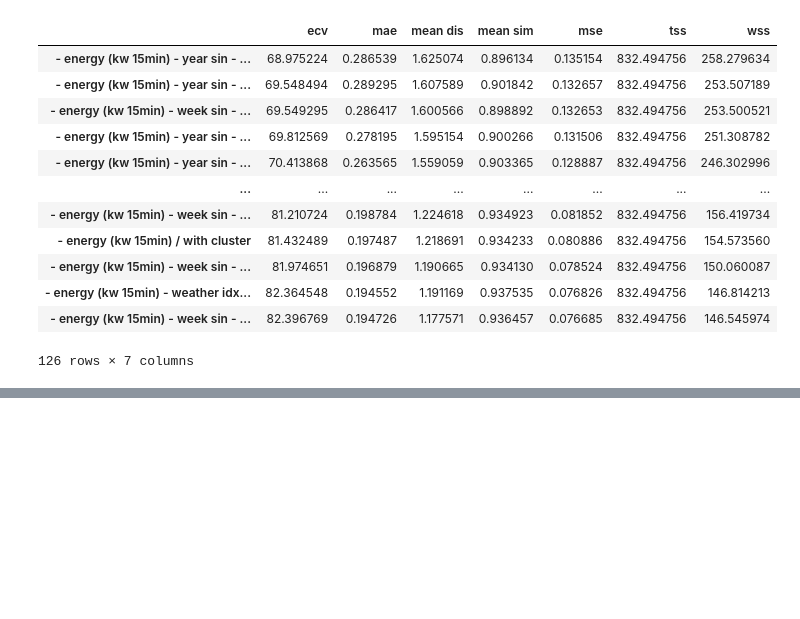
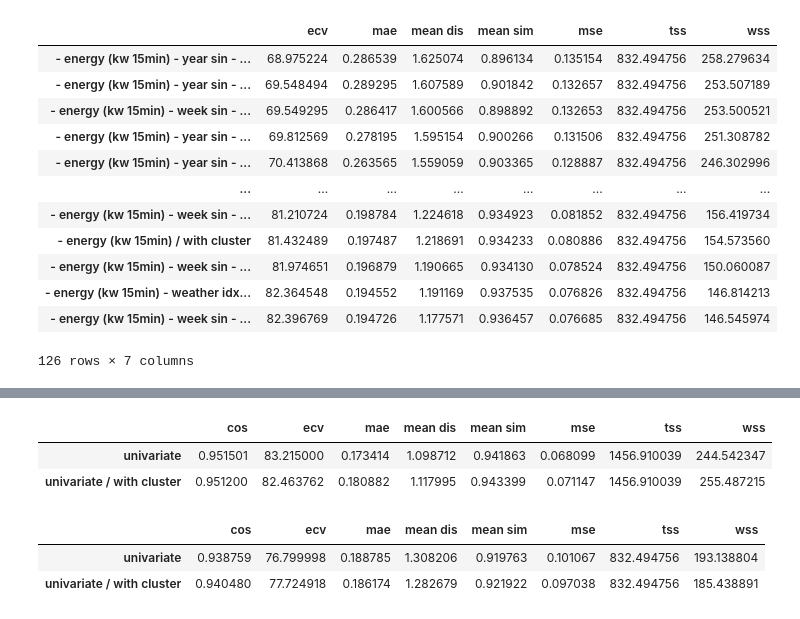
Before and after one commit to formegusto/demand-forecasting, a Jupyter notebook: Input Report.ipynb, the cells around one changed output, grey strips where cells are left out. Saved outputs shown, nothing was run; the diff lists cells and outputs as text; code cells hidden in the pictures; blank space fills up the shorter version.

```diff
--- a/Input Report.ipynb
+++ b/Input Report.ipynb
@@ -11,10 +11,12 @@ plt.rcParams['figure.figsize'] = 15.7,13.27
 plt.rcParams['font.family'] = 'AppleGothic'
 
 class LEARN_INFO:
-    def __init__(self, name, columns, is_contain_cluster_label=False):
+    def __init__(self, name, columns, is_contain_cluster_label=False, matching_type="general", jump=3):
         self.name = name
         self.columns = columns
         self.is_label = is_contain_cluster_label
+        self.matching = matching_type
+        self.jump = jump
 
 
 # INPUT_REPORT_SIMULATION = [
@@ -848,0 +1016,12 @@ val_evaluate_df.to_csv("val_evaluate_result.csv")
+# %%
+test_evaluate_df
+# %% [output]
+|  | cos | ecv | mae | mean dis | mean sim | mse | tss | wss |
+| univariate | 0.951501 | 83.215000 | 0.173414 | 1.098712 | 0.941863 | 0.068099 | 1456.910039 | 244.542347 |
+| univariate / with cluster | 0.951200 | 82.463762 | 0.180882 | 1.117995 | 0.943399 | 0.071147 | 1456.910039 | 255.487215 |
+# %%
+val_evaluate_df
+# %% [output]
+|  | cos | ecv | mae | mean dis | mean sim | mse | tss | wss |
+| univariate | 0.938759 | 76.799998 | 0.188785 | 1.308206 | 0.919763 | 0.101067 | 832.494756 | 193.138804 |
+| univariate / with cluster | 0.940480 | 77.724918 | 0.186174 | 1.282679 | 0.921922 | 0.097038 | 832.494756 | 185.438891 |
```
Also changed, not shown: parts of 13 cells of this notebook, 5 other files.
